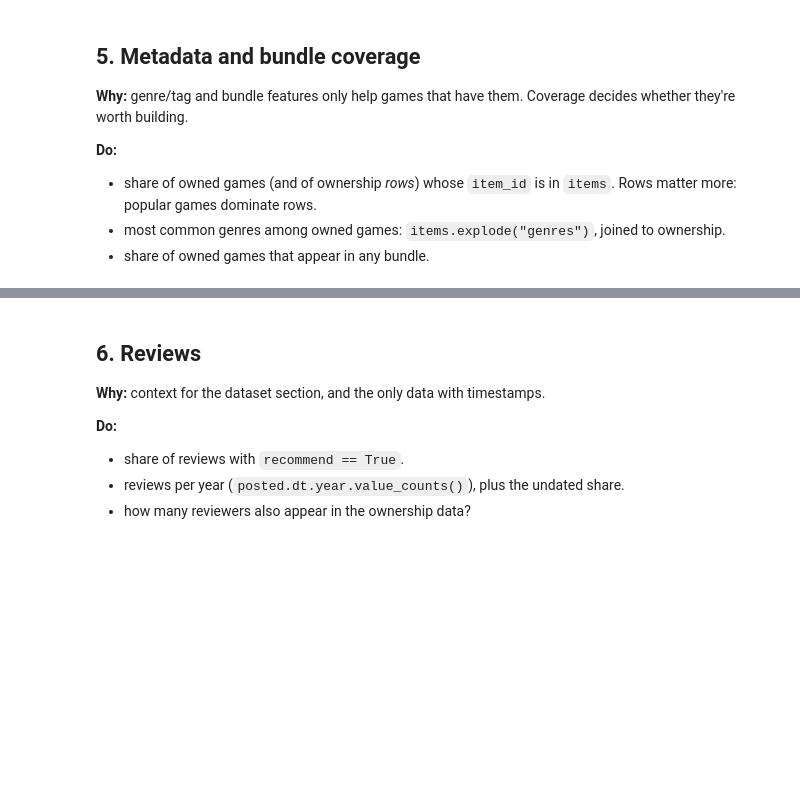
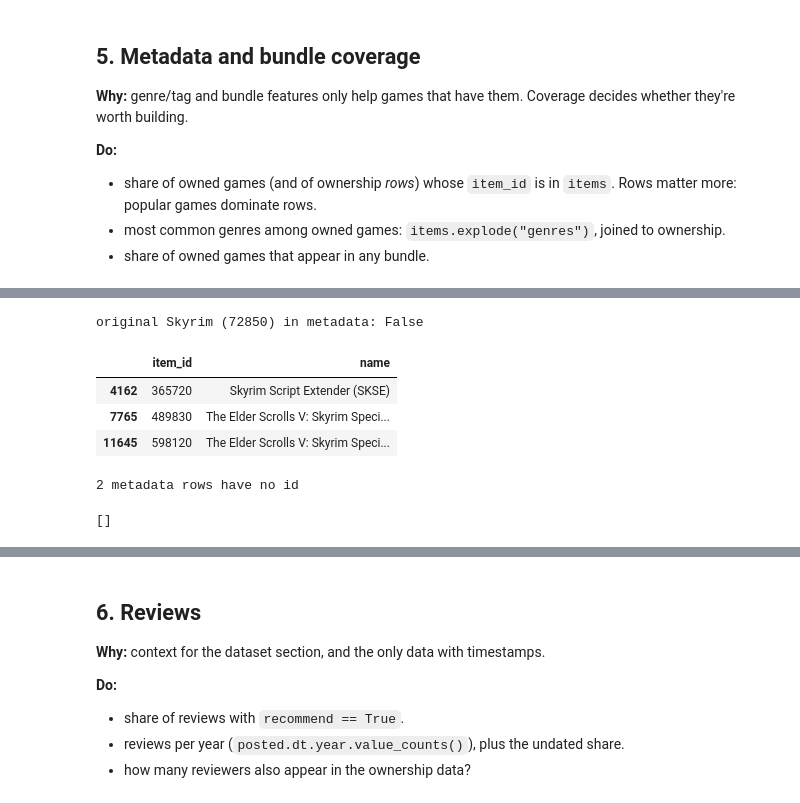
Before and after one commit to kberesfo/cse-258-assignment-2, a Jupyter notebook: notebooks/eda.ipynb, the cells around one changed output, grey strips where cells are left out. Drawn from its saved outputs; the diff is of its cells as text; code cells hidden in the pictures; blank space fills up the shorter version.

```diff
--- a/notebooks/eda.ipynb
+++ b/notebooks/eda.ipynb
@@ -328,0 +349,21 @@ decides whether they're worth building.
+# %%
+print("original Skyrim (72850) in metadata:", "72850" in set(items.item_id))
+items.item_id.head(), items.item_id.dtype, owned.item_id.dtype
+items[items.name.str.contains("Skyrim", case=False, na=False)][["item_id", "name"]]
+# %% [output]
+original Skyrim (72850) in metadata: False
+|  | item_id | name |
+| 4162 | 365720 | Skyrim Script Extender (SKSE) |
+| 7765 | 489830 | The Elder Scrolls V: Skyrim Speci... |
+| 11645 | 598120 | The Elder Scrolls V: Skyrim Speci... |
+# %%
+raw = cfg.paths.data_dir / "steam" / "steam_games.json.gz"
+no_id = [g for g in records(raw) if g.get("id") is None]
+print(f"{len(no_id):,} metadata rows have no id")
+
+top = ["205790", "223530", "72850", "232210", "219540"]
+hits = [g for g in records(raw) if any(f"/app/{t}/" in str(g.get("url", "")) for t in top)]
+[(g.get("id"), g.get("app_name") or g.get("title"), g.get("url")) for g in hits]
+# %% [output]
+2 metadata rows have no id
+[]
```
Also changed, not shown: parts of 11 cells of this notebook, 2 other files.
